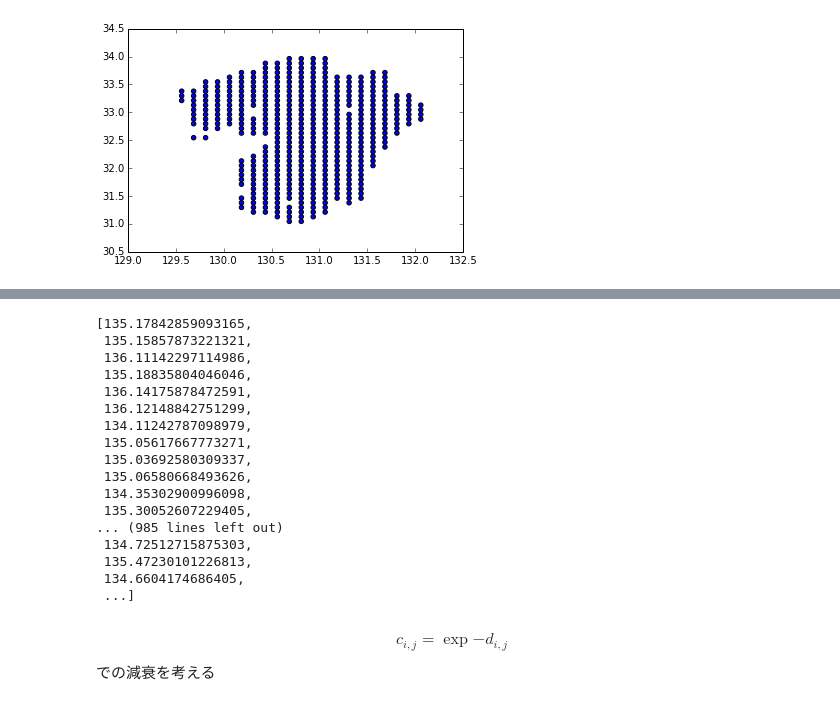
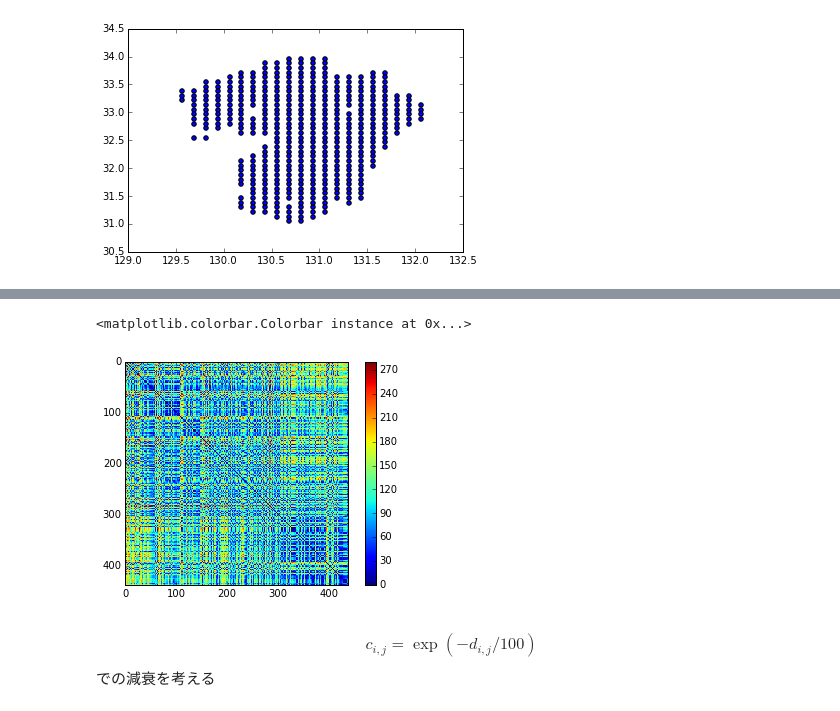
Before and after one commit to KeWata/infectious_2015, a Jupyter notebook: simulator/simulator_draft.ipynb, the cells around one changed output, grey strips where cells are left out. Drawn from its saved outputs; the diff is of its cells as text; code cells hidden in the pictures.

```diff
--- a/simulator/simulator_draft.ipynb
+++ b/simulator/simulator_draft.ipynb
@@ -302,8 +298,18 @@ geo_data['x'][0]
+# %%
+# http://qiita.com/s-wakaba/items/e12f2a575b6885579df7
+earth_rad = 6378.137
+def latlng_to_xyz(lat, lng):
+    rlat, rlng = radians(lat), radians(lng)
+    coslat = cos(rlat)
+    return coslat*cos(rlng), coslat*sin(rlng), sin(rlat)
+
+def dist_on_sphere(pos0, pos1, radious=earth_rad):
+    xyz0, xyz1 = latlng_to_xyz(*pos0), latlng_to_xyz(*pos1)
+    return acos(sum(x * y for x, y in zip(xyz0, xyz1)))*radious
 # %%
-distance_distribution = list()
+distance_distribution = np.zeros((geo_data.shape[0], geo_data.shape[0]))
 for row1 in range(geo_data.shape[0]):
     for row2 in range(row1):
-        distance_distribution.append(
-            np.sqrt(
-                (geo_data['x'][row1]-geo_data['x'][row2])**2+
-                (geo_data['y'][row1]-geo_data['y'][row2])**2))
+        distance_distribution[row1][row2] = dist_on_sphere(
+                (geo_data['x'][row1], geo_data['y'][row1]),
+                (geo_data['x'][row2], geo_data['y'][row2]))
@@ -320,25 +316,13 @@ plt.hist(distance_distribution)
-# %%
-distance_distribution
-# %% [output]
-[135.17842859093165,
- 135.15857873221321,
- 136.11142297114986,
- 135.18835804046046,
- 136.14175878472591,
- 136.12148842751299,
- 134.11242787098979,
- 135.05617667773271,
- 135.03692580309337,
- 135.06580668493626,
- 134.35302900996098,
- 135.30052607229405,
-... (985 lines left out)
- 134.72512715875303,
- 135.47230101226813,
- 134.6604174686405,
- ...]
+# %%
+distance_distribution += distance_distribution.T - np.diag(np.diag(distance_distribution))
+# %%
+plt.imshow(distance_distribution, interpolation='nearest')
+plt.colorbar()
+# %% [output]
+<matplotlib.colorbar.Colorbar instance at 0x...>
+[figure, added]
 # %% [markdown]
 $$
-c_{i, j}=\exp{-d_{i, j}}
+c_{i, j}=\exp{(-d_{i, j}/100)}
 $$
 での減衰を考える
```
Also changed, not shown: parts of 23 cells of this notebook.
